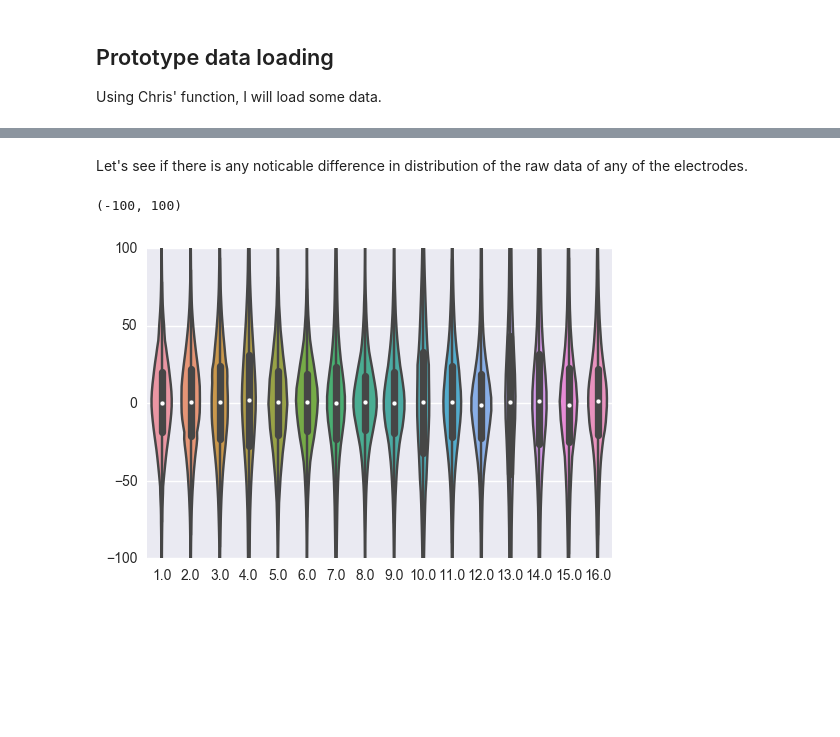
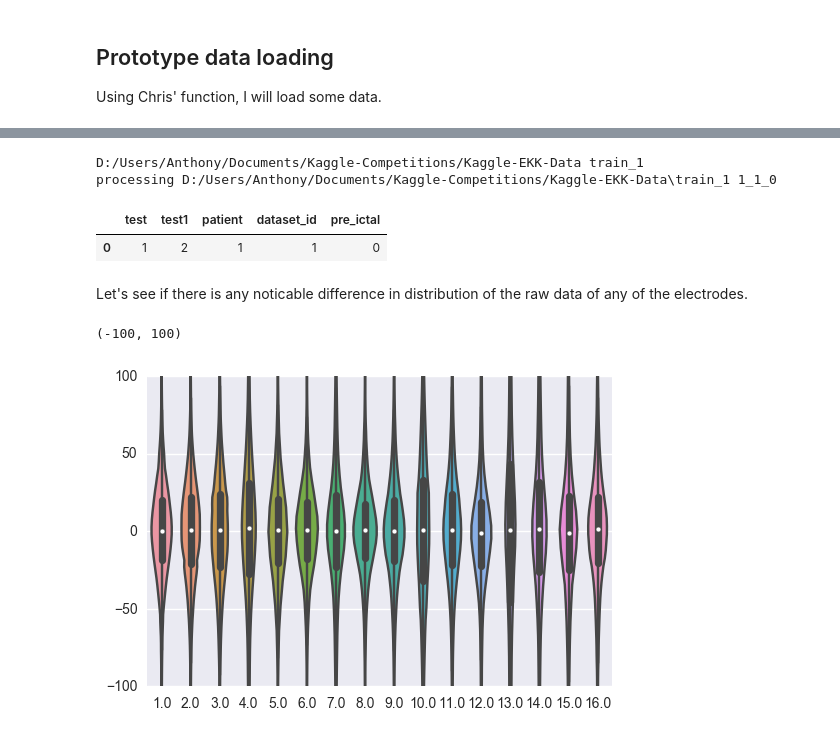
Before and after one commit to MrChristophRivera/KaggleEEG, a Jupyter notebook: notebooks/Anthony-Sandbox-Data_Exploration.ipynb, the cells around one changed output, grey strips where cells are left out. Drawn from its saved outputs; the diff is of its cells as text; code cells hidden in the pictures; blank space fills up the shorter version.

```diff
--- a/notebooks/Anthony-Sandbox-Data_Exploration.ipynb
+++ b/notebooks/Anthony-Sandbox-Data_Exploration.ipynb
@@ -87,3 +130,10 @@ Name: 1.0, dtype: float32
+# %%
+test_func(join(train1_path, '1_1_0'), [test1, test2])
+# %% [output]
+D:/Users/Anthony/Documents/Kaggle-Competitions/Kaggle-EKK-Data train_1
+processing D:/Users/Anthony/Documents/Kaggle-Competitions/Kaggle-EKK-Data\train_1 1_1_0
+|  | test | test1 | patient | dataset_id | pre_ictal |
+| 0 | 1 | 2 | 1 | 1 | 0 |
 # %% [markdown]
 Let's see if there is any noticable difference in distribution of the raw data of any of the electrodes.
 # %%
```
Also changed, not shown: parts of 3 cells of this notebook, 2 other files.
